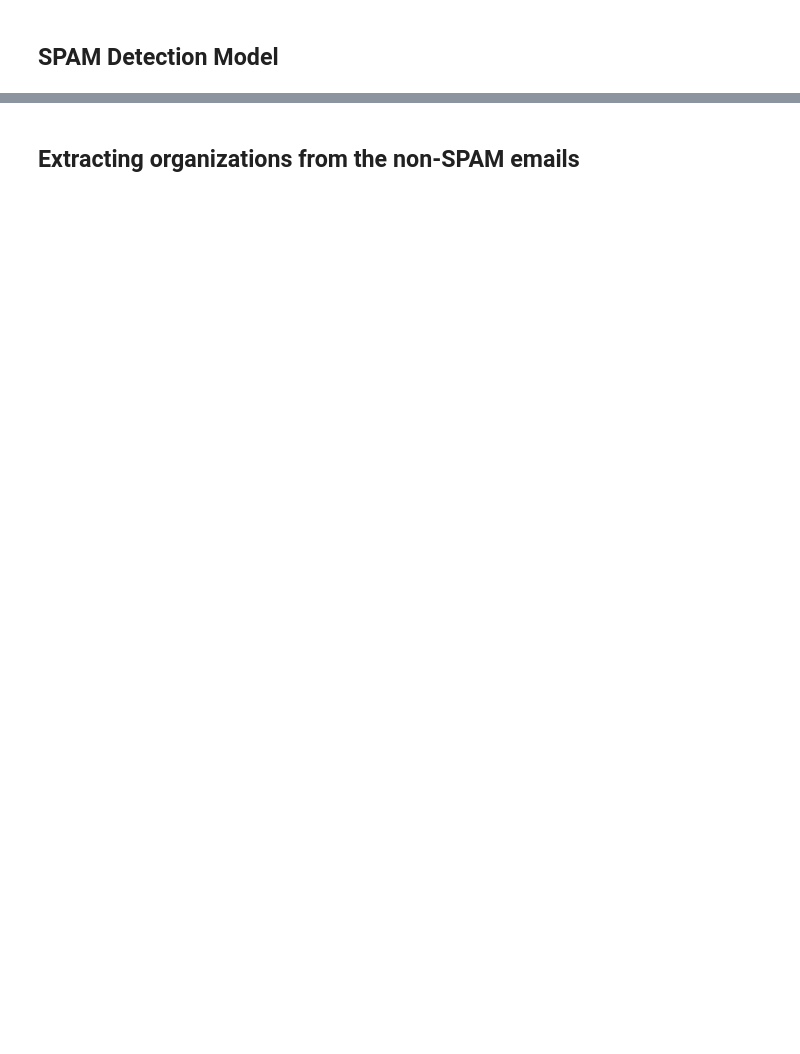
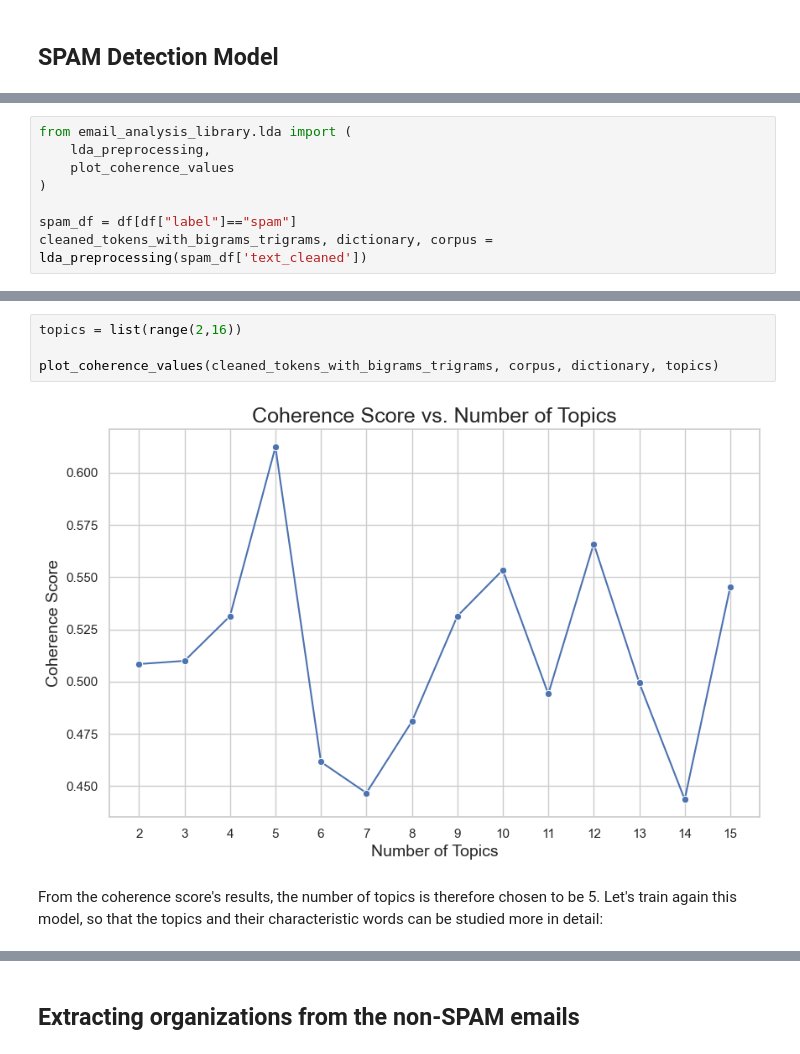
Before and after one commit to Mat-Gug/nlp-project, a Jupyter notebook: Email Analysis Project.ipynb, the cells around one changed output, grey strips where cells are left out. Cells and saved outputs as stored; diff of their text form; blank space fills up the shorter version.

Commit message:
Update notebook, library and add .gitignore

```diff
--- a/Email Analysis Project.ipynb
+++ b/Email Analysis Project.ipynb
@@ -296,0 +422,8 @@ clf.score(testing_data_cleaned, dataset_testing['target'])
+# %%
+from email_analysis_library.lda import (
+    lda_preprocessing,
+    plot_coherence_values
+)
+
+spam_df = df[df["label"]=="spam"]
+cleaned_tokens_with_bigrams_trigrams, dictionary, corpus = lda_preprocessing(spam_df['text_cleaned'])
@@ -296,0 +437,8 @@ clf.score(testing_data_cleaned, dataset_testing['target'])
+# %%
+topics = list(range(2,16))
+
+plot_coherence_values(cleaned_tokens_with_bigrams_trigrams, corpus, dictionary, topics)
+# %% [output]
+[figure, added]
+# %% [markdown]
+From the coherence score's results, the number of topics is therefore chosen to be 5. Let's train again this model, so that the topics and their characteristic words can be studied more in detail:
```
Also changed, not shown: parts of 84 cells of this notebook, 8 other files.
